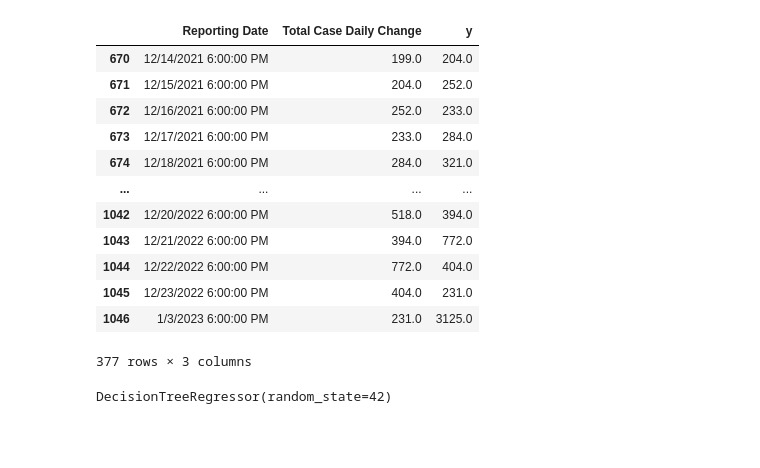
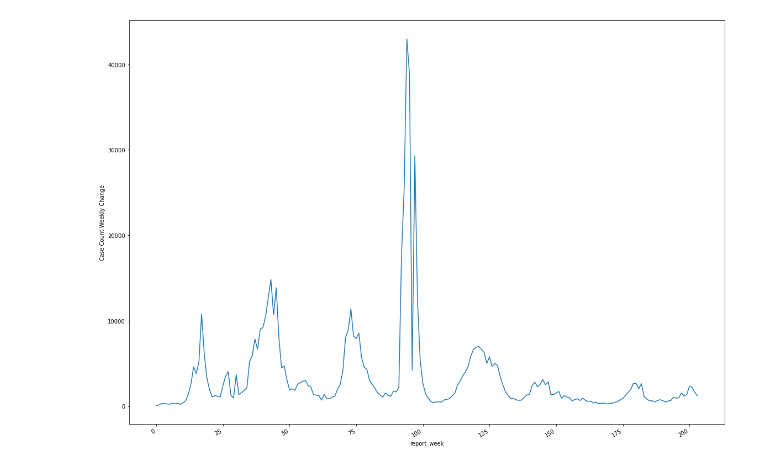
Before and after one commit to JonathonDavis/BeepBoop, a Jupyter notebook: Weather.ipynb, the cells around one changed output. Cells and saved outputs as stored; diff of their text form; code cells hidden in the pictures; blank space fills up the shorter version.

```diff
--- a/Weather.ipynb
+++ b/Weather.ipynb
@@ -63,17 +8,15 @@ covid_60
-# %%
-covid_test
-# %% [output]
-|  | Reporting Date | Total Case Daily Change | y |
-| 670 | 12/14/2021 6:00:00 PM | 199.0 | 204.0 |
-| 671 | 12/15/2021 6:00:00 PM | 204.0 | 252.0 |
-| 672 | 12/16/2021 6:00:00 PM | 252.0 | 233.0 |
-| 673 | 12/17/2021 6:00:00 PM | 233.0 | 284.0 |
-| 674 | 12/18/2021 6:00:00 PM | 284.0 | 321.0 |
-| ... | ... | ... | ... |
-| 1042 | 12/20/2022 6:00:00 PM | 518.0 | 394.0 |
-| 1043 | 12/21/2022 6:00:00 PM | 394.0 | 772.0 |
-| 1044 | 12/22/2022 6:00:00 PM | 772.0 | 404.0 |
-| 1045 | 12/23/2022 6:00:00 PM | 404.0 | 231.0 |
-| 1046 | 1/3/2023 6:00:00 PM | 231.0 | 3125.0 |
-377 rows × 3 columns
+# %%
+weeklycovid = pd.read_csv("weeklycovid.csv")
+# %%
+weeklycovid['y'] = weeklycovid['case_count_weekly_change'].shift(-1)
+# %%
+weeklycovid
+fig, ax = plt.subplots(figsize=(16, 11))
+ax.plot(weeklycovid['case_count_weekly_change'])
+ax.set_xlabel('report_week')
+ax.set_ylabel('Case Count Weekly Change')
+fig.autofmt_xdate()
+plt.tight_layout()
+# %% [output]
+[figure, added]
 # %%
@@ -85,4 +32,0 @@ dt_reg = DecisionTreeRegressor(random_state=42)
-# %%
-dt_reg.fit(X=X_train, y=y_train)
-# %% [output]
-DecisionTreeRegressor(random_state=42)
```
Also changed, not shown: parts of 19 cells of this notebook, 2 other files.
